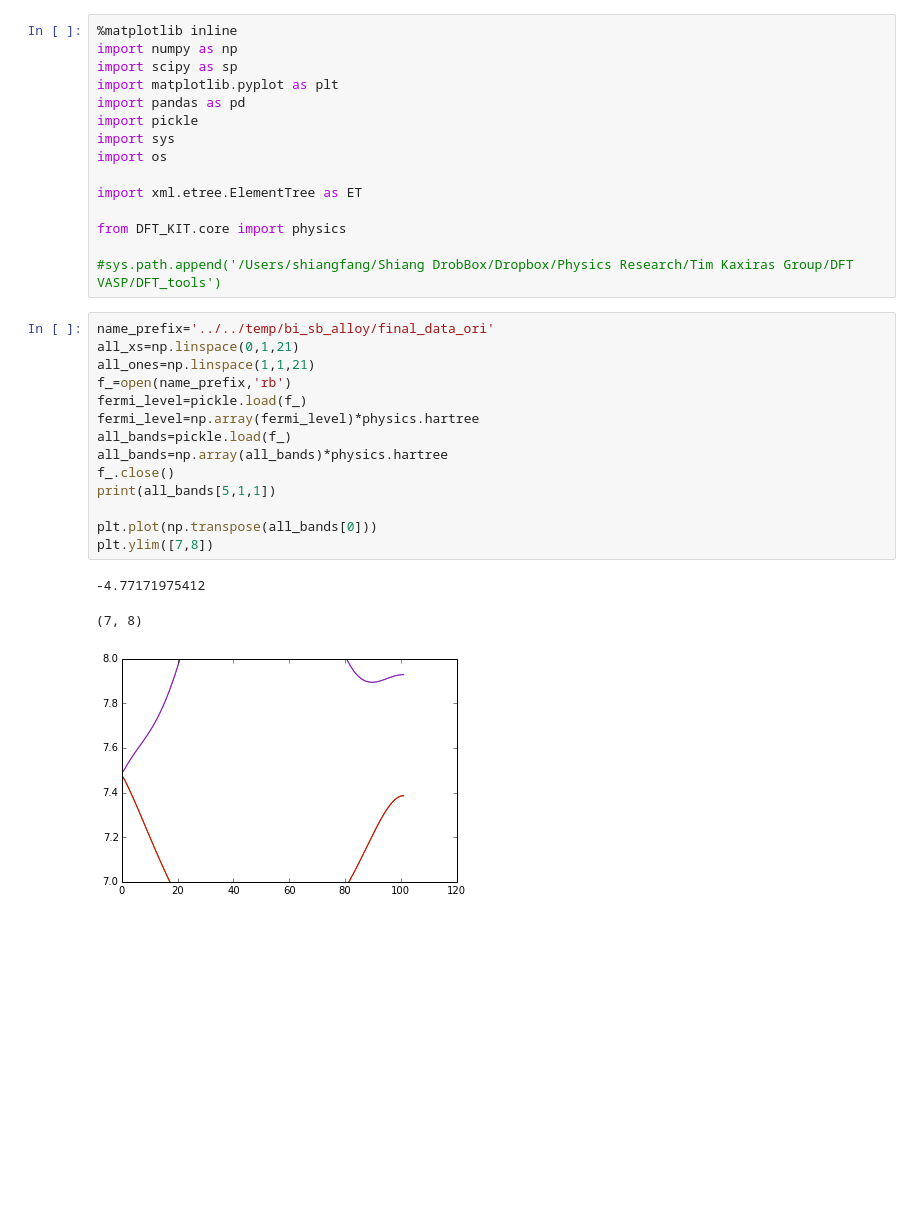
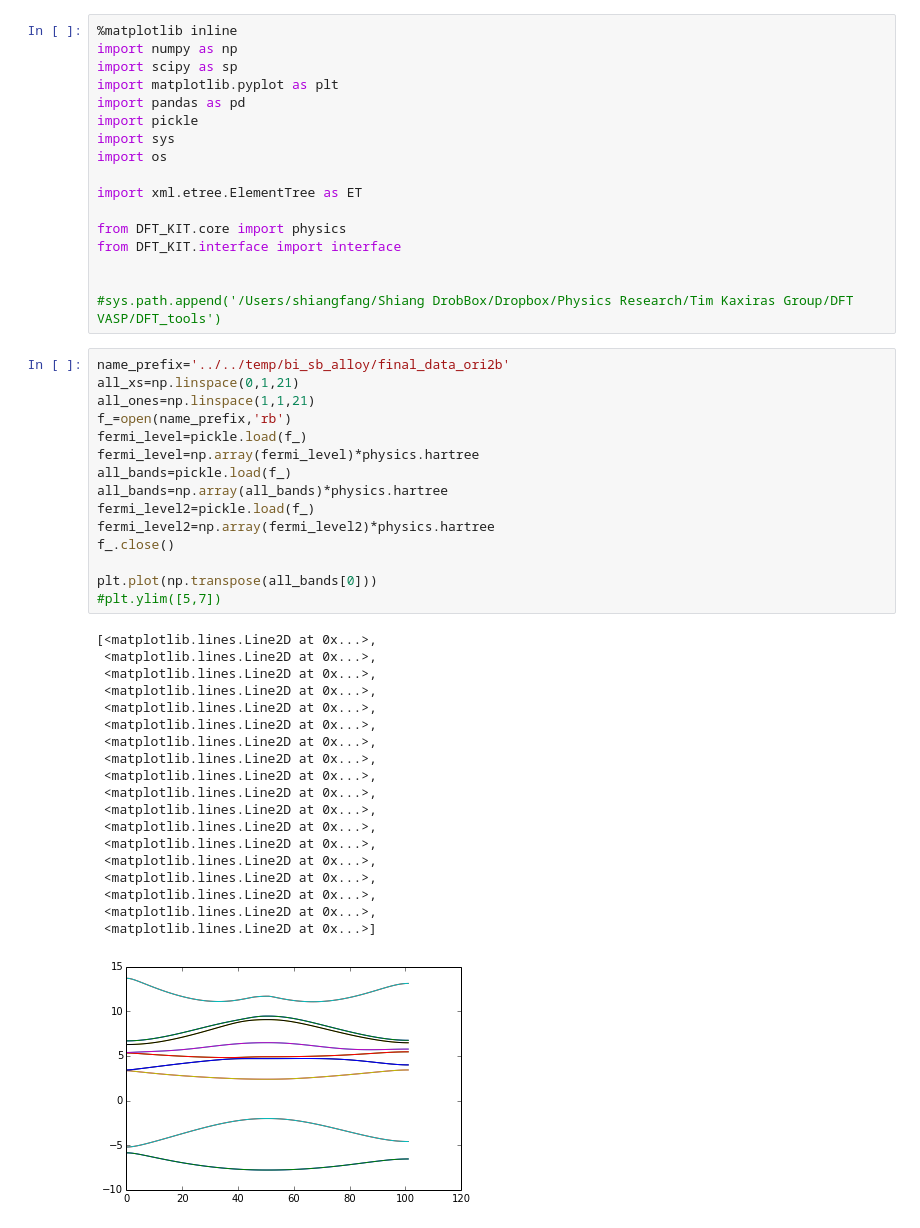
Before and after one commit to shiangfang/DFT_KIT, a Jupyter notebook: interface/DFT_IPython_interface/DFT_KIT QESPRESSO Alloy band plot-Copy0.ipynb, the cells around one changed output. Saved outputs shown, nothing was run; the diff lists cells and outputs as text; blank space fills up the shorter version.

```diff
--- a/interface/DFT_IPython_interface/DFT_KIT QESPRESSO Alloy band plot-Copy0.ipynb
+++ b/interface/DFT_IPython_interface/DFT_KIT QESPRESSO Alloy band plot-Copy0.ipynb
@@ -11,24 +11,43 @@ import os
 import xml.etree.ElementTree as ET
 
 from DFT_KIT.core import physics
+from DFT_KIT.interface import interface
+
 
 #sys.path.append('/Users/shiangfang/Shiang DrobBox/Dropbox/Physics Research/Tim Kaxiras Group/DFT VASP/DFT_tools')
 # %%
-name_prefix='../../temp/bi_sb_alloy/final_data_ori'
+name_prefix='../../temp/bi_sb_alloy/final_data_ori2b'
 all_xs=np.linspace(0,1,21)
 all_ones=np.linspace(1,1,21)
 f_=open(name_prefix,'rb')
 fermi_level=pickle.load(f_)
 fermi_level=np.array(fermi_level)*physics.hartree
 all_bands=pickle.load(f_)
 all_bands=np.array(all_bands)*physics.hartree
+fermi_level2=pickle.load(f_)
+fermi_level2=np.array(fermi_level2)*physics.hartree
 f_.close()
-print(all_bands[5,1,1])
 
 plt.plot(np.transpose(all_bands[0]))
-plt.ylim([7,8])
+#plt.ylim([5,7])
 # %% [output]
--4.77171975412
+[<matplotlib.lines.Line2D at 0x...>,
+ <matplotlib.lines.Line2D at 0x...>,
+ <matplotlib.lines.Line2D at 0x...>,
+ <matplotlib.lines.Line2D at 0x...>,
+ <matplotlib.lines.Line2D at 0x...>,
+ <matplotlib.lines.Line2D at 0x...>,
+ <matplotlib.lines.Line2D at 0x...>,
+ <matplotlib.lines.Line2D at 0x...>,
+ <matplotlib.lines.Line2D at 0x...>,
+ <matplotlib.lines.Line2D at 0x...>,
+ <matplotlib.lines.Line2D at 0x...>,
+ <matplotlib.lines.Line2D at 0x...>,
+ <matplotlib.lines.Line2D at 0x...>,
+ <matplotlib.lines.Line2D at 0x...>,
+ <matplotlib.lines.Line2D at 0x...>,
+ <matplotlib.lines.Line2D at 0x...>,
+ <matplotlib.lines.Line2D at 0x...>,
+ <matplotlib.lines.Line2D at 0x...>]
-(7, 8)
-[figure, old version]
+[figure, new version]
 # %%
```
Also changed, not shown: parts of 4 cells of this notebook, 17 other files.
